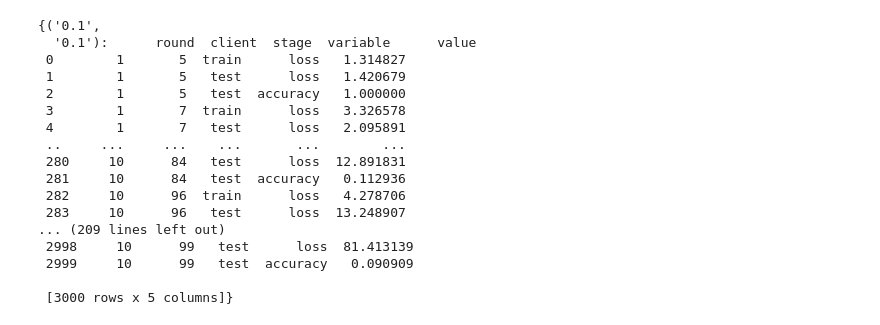
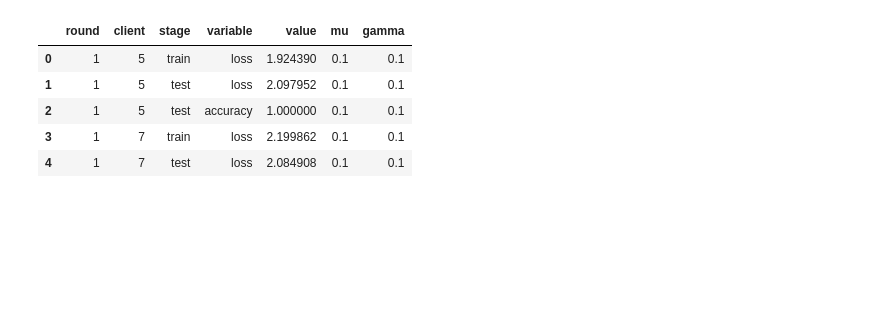
Before and after one commit to lmeinhold/client-benefit-contribution-cfl, a Jupyter notebook: notebooks/Run Evaluation.ipynb, the cells around one changed output. Cells and saved outputs as stored; diff of their text form; code cells hidden in the pictures; blank space fills up the shorter version.

```diff
--- a/notebooks/Run Evaluation.ipynb
+++ b/notebooks/Run Evaluation.ipynb
@@ -14,7 +12,7 @@ pio.templates.default = "plotly_white"
 from pathlib import Path
 # %%
 BASEDIR = "../output"
-RUN_PREFIX = ("20231130_215541")
+RUN_PREFIX = ("20240118_123739")
 # %%
 def parse_filename(filename):
     regex = re.compile(r"[\d_]+_mu([\d.]+)_gamma([\d.]*\d+).*")
@@ -34,20 +32,11 @@ runs = read_runs(RUN_PREFIX, BASEDIR)
-# %%
-runs
-# %% [output]
-{('0.1',
-  '0.1'):      round  client  stage  variable      value
- 0        1       5  train      loss   1.314827
- 1        1       5   test      loss   1.420679
- 2        1       5   test  accuracy   1.000000
- 3        1       7  train      loss   3.326578
- 4        1       7   test      loss   2.095891
- ..     ...     ...    ...       ...        ...
- 280     10      84   test      loss  12.891831
- 281     10      84   test  accuracy   0.112936
- 282     10      96  train      loss   4.278706
- 283     10      96   test      loss  13.248907
-... (209 lines left out)
- 2998     10      99   test      loss  81.413139
- 2999     10      99   test  accuracy   0.090909
-
- [3000 rows x 5 columns]}
+# %%
+runs = read_runs(RUN_PREFIX, BASEDIR)
+runs = pd.concat(runs)
+runs.head()
+# %% [output]
+|  | round | client | stage | variable | value | mu | gamma |
+| 0 | 1 | 5 | train | loss | 1.924390 | 0.1 | 0.1 |
+| 1 | 1 | 5 | test | loss | 2.097952 | 0.1 | 0.1 |
+| 2 | 1 | 5 | test | accuracy | 1.000000 | 0.1 | 0.1 |
+| 3 | 1 | 7 | train | loss | 2.199862 | 0.1 | 0.1 |
+| 4 | 1 | 7 | test | loss | 2.084908 | 0.1 | 0.1 |
```
Also changed, not shown: parts of 6 cells of this notebook, 15 other files.
